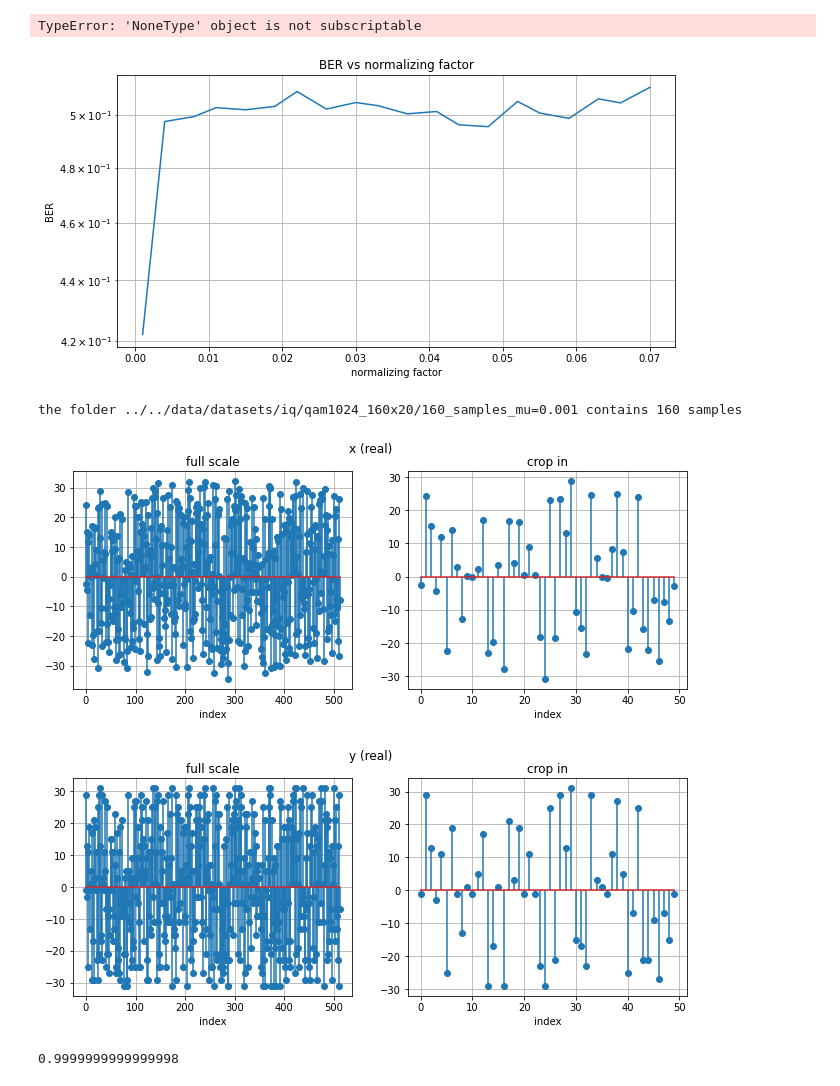
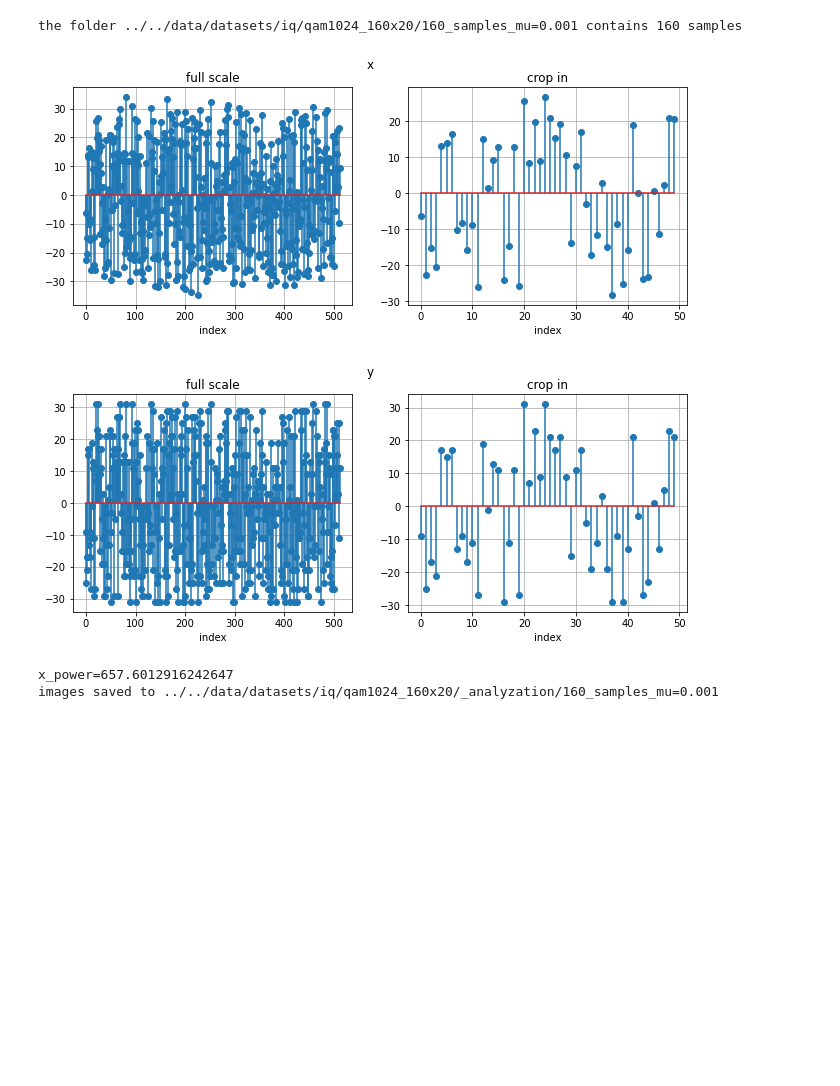
Before and after one commit to Yarden92/Thesis-code, a Jupyter notebook: apps/deep/data_analyzer.ipynb, the cells around one changed output. Drawn from its saved outputs; the diff is of its cells as text; code cells hidden in the pictures; blank space fills up the shorter version.

Commit message:
improved data analyzer

```diff
--- a/apps/deep/data_analyzer.ipynb
+++ b/apps/deep/data_analyzer.ipynb
@@ -17,41 +9,10 @@ The autoreload extension is already loaded. To reload it, use:
 # %%
 root_dir = f'../../data/datasets/iq/qam1024_160x20'
-data_analyzer = DataAnalyzer(root_dir)
-data_analyzer.save_sample_plots(mu=0.001,data_id=1)
+data_analyzer = DataAnalyzer(root_dir,_tqdm=tqdm)
+data_analyzer.plot_single_sample(mu=0.001,data_id=1,is_save=False)
 # %% [output]
-TypeError: 'NoneType' object is not subscriptable
+the folder ../../data/datasets/iq/qam1024_160x20/160_samples_mu=0.001 contains 160 samples
+[figure, added]
+[figure, added]
+x_power=657.6012916242647
+images saved to ../../data/datasets/iq/qam1024_160x20/_analyzation/160_samples_mu=0.001
-# %%
-root_dir = f'../../data/datasets/iq/qam1024_160x20'
-sub_name_filter = '*'
-ber_vec, mu_vec = Metrics.gen_ber_mu_from_folders(root_dir, sub_name_filter, 0, tqdm, 5)
-Visualizer.plot_bers(mu_vec, [ber_vec])
-# %% [output]
-[figure, removed]
-# %%
-# read folder and plot one of the data samples
-sub_name = '160_samples_mu=0.001'
-dir = root_dir + '/' + sub_name
-data_id = 0
-
-dataset = SingleMuDataSet(dir)
-
-print(f'the folder {dir} contains {len(dataset)} samples')
-
-x, y = dataset.get_numpy_xy(data_id)
-
-# # zm = range(1700, 2300)
-# Visualizer.twin_zoom_plot('x', np.real(x), zm)
-# Visualizer.twin_zoom_plot('y', np.real(y), zm)
-zm = range(0, 50)
-Visualizer.twin_zoom_plot('x (real)',np.real(x),zm,function='stem')
-Visualizer.twin_zoom_plot('y (real)',np.real(y),zm,function='stem')
-# %% [output]
-the folder ../../data/datasets/iq/qam1024_160x20/160_samples_mu=0.001 contains 160 samples
-[figure, removed]
-[figure, removed]
-# %%
-# calc signal power
-x_power = np.mean(np.abs(x) ** 2)
-print(np.mean(np.abs(x/np.sqrt(x_power)) ** 2))
-# %% [output]
-0.9999999999999998
```
Also changed, not shown: parts of 6 cells of this notebook, 3 other files.
